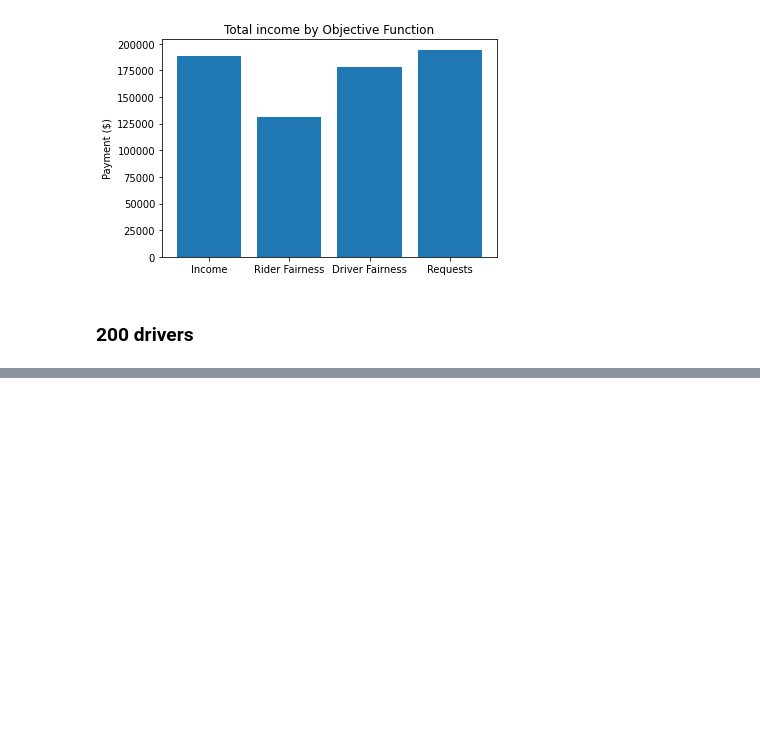
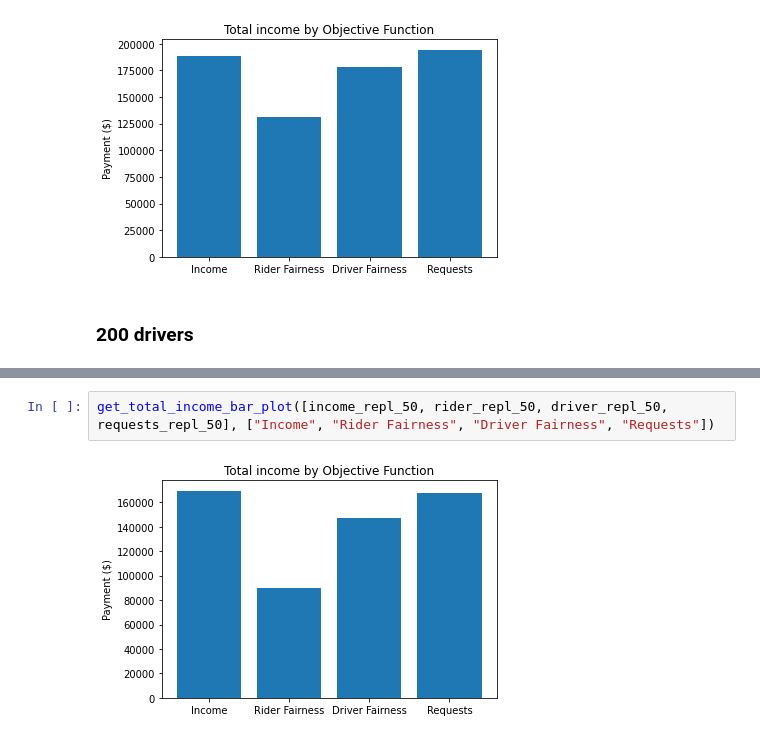
Before and after one commit to Veranep/fact-ai-group-25, a Jupyter notebook: generate_plots.ipynb, the cells around one changed output, grey strips where cells are left out. Drawn from its saved outputs; the diff is of its cells as text; blank space fills up the shorter version.

```diff
--- a/generate_plots.ipynb
+++ b/generate_plots.ipynb
@@ -173,0 +226,4 @@ get_total_income_bar_plot([income_200, rider_200, driver_200, requests_200], ["I
+# %%
+get_total_income_bar_plot([income_repl_50, rider_repl_50, driver_repl_50, requests_repl_50], ["Income", "Rider Fairness", "Driver Fairness", "Requests"])
+# %% [output]
+[figure, added]
```
Also changed, not shown: parts of 33 cells of this notebook.
